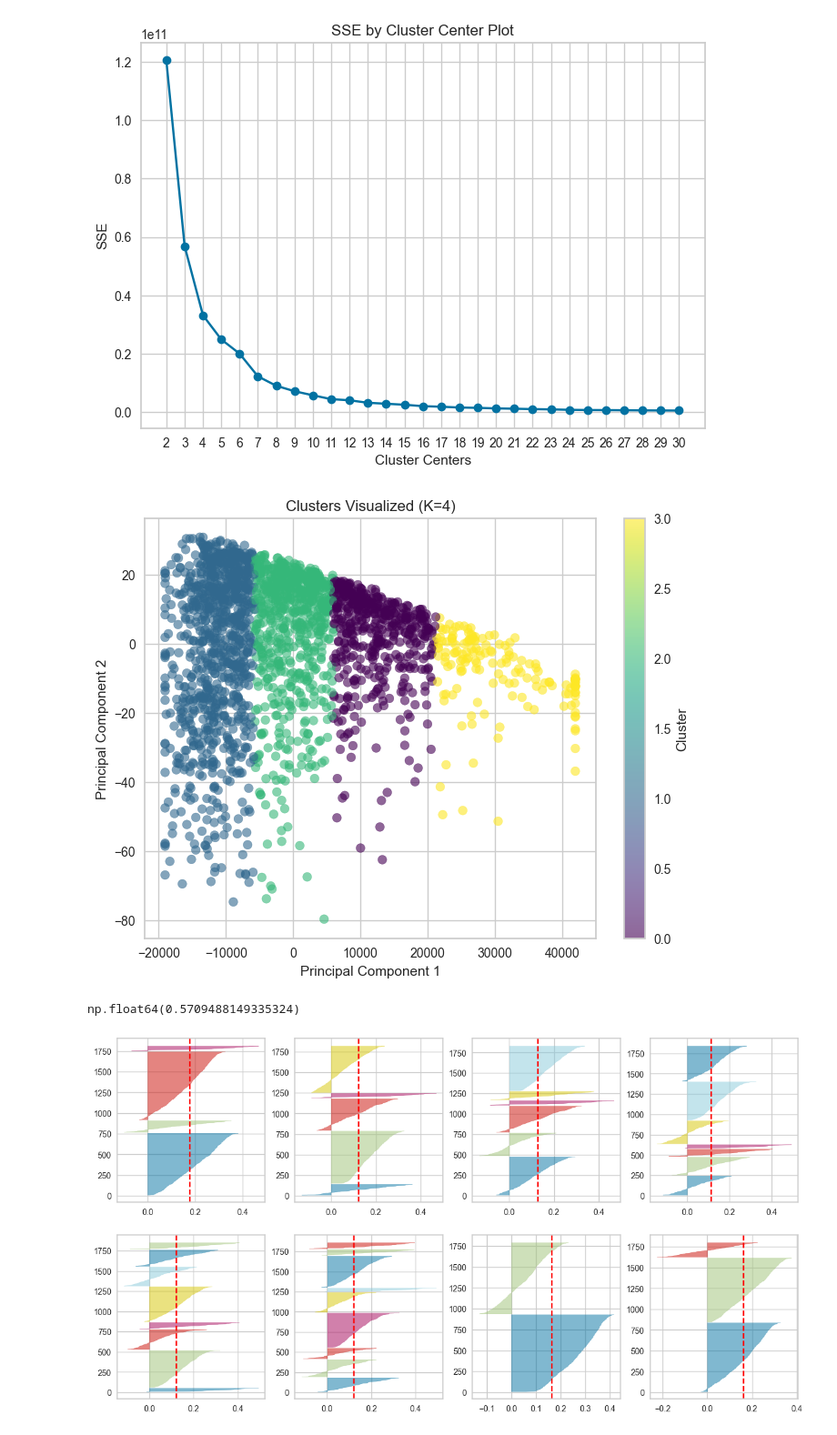
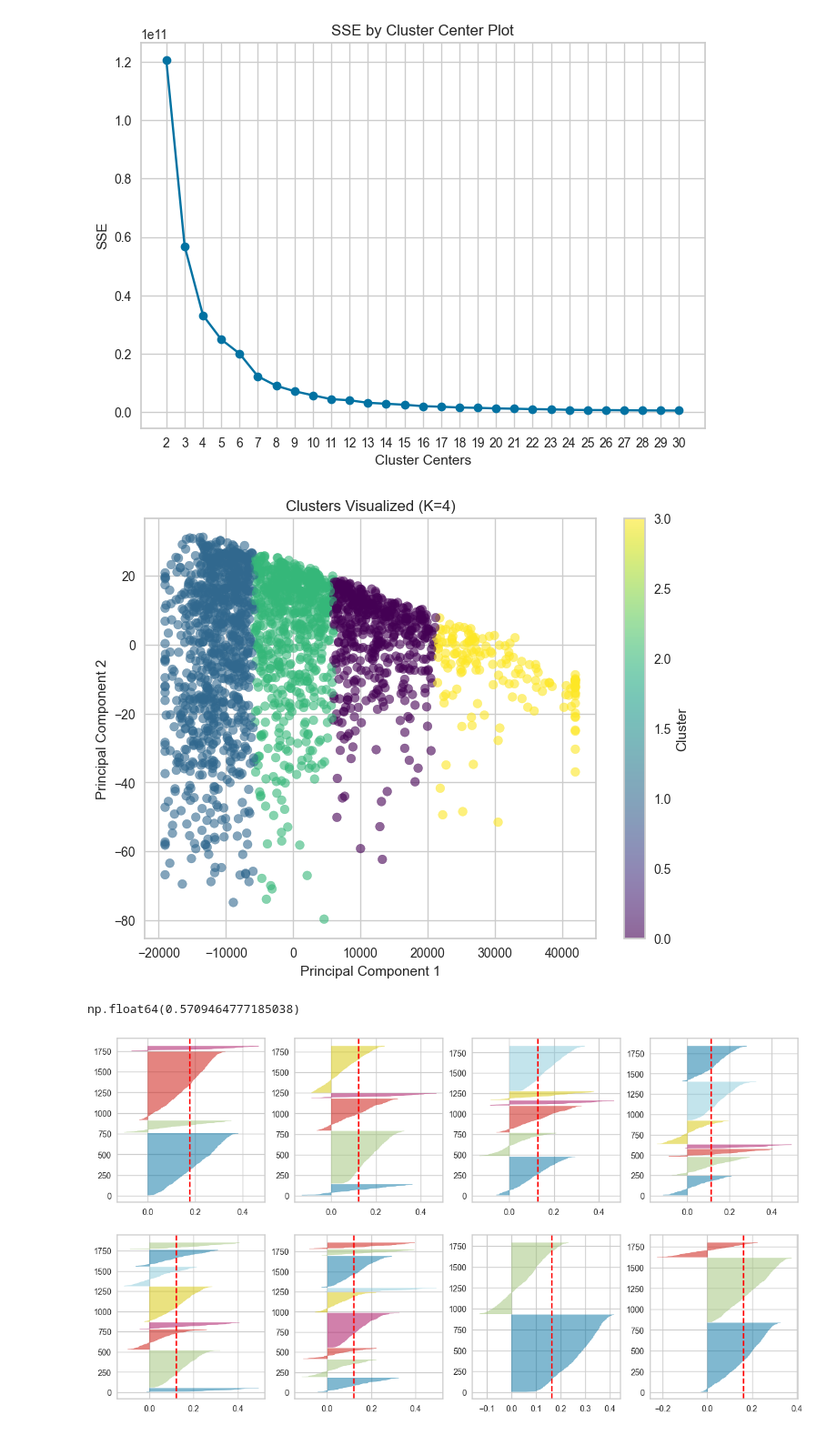
Before and after one commit to RJUNCC/crime_project, a Jupyter notebook: notebooks/better_communities_crime.ipynb, the cells around one changed output. Shown at 91% size. Saved outputs shown, nothing was run; the diff lists cells and outputs as text; code cells hidden in the pictures.

```diff
--- a/notebooks/better_communities_crime.ipynb
+++ b/notebooks/better_communities_crime.ipynb
@@ -1201,7 +1201,7 @@ np.float64(0.5213242654674474)
 - 2-4 Clusters seems like the best option for our choice of k.
 - So when our data is not scaled, the structure of our data is separated and dense, and when scaled it's overlapping a lot, leading to a lower silhouette score.
 # %%
-X_temp = X[["PctPopUnderPov", "PctImmigRec5", "PctUnemployed", "medIncome", "racepctblack", "racePctWhite", "racePctAsian", "racePctHisp"]]
+X_temp = X[["agePct12t29", "PctPopUnderPov", "PctImmigRec5", "PctUnemployed", "medIncome", "racepctblack", "racePctWhite", "racePctAsian", "racePctHisp"]]
 find_optimal_clusters(X_temp, 30, 1)
 # %% [output]
 Fit 2 clusters
@@ -1225,29 +1225,29 @@ Fit 30 clusters
 # %%
 # Apply K-Means with optimal K
 optimal_k = 4
 kmeans = KMeans(n_clusters=optimal_k, random_state=42)
 kmeans.fit(X_temp)
 
 # Add cluster labels to the original dataset
-X_train_clustered = pd.DataFrame(X, columns=features.columns)
+X_train_clustered = pd.DataFrame(X_temp, columns=features.columns)
 X_train_clustered = X_train_clustered
 X_train_clustered['Cluster'] = kmeans.labels_
 
 pca = PCA(n_components=2)
 X_pca = pca.fit_transform(X_temp)
 plt.figure(figsize=(8, 6))
 plt.scatter(X_pca[:, 0], X_pca[:, 1], c=kmeans.labels_, cmap='viridis', alpha=0.6)
 plt.title(f'Clusters Visualized (K={optimal_k})')
 plt.xlabel('Principal Component 1')
 plt.ylabel('Principal Component 2')
 plt.colorbar(label='Cluster')
 plt.show()
 # %% [output]
-[figure, old version]
+[figure, new version]
 # %%
 silhouette_score(X_temp, kmeans.labels_)
 # %% [output]
-np.float64(0.5709488149335324)
+np.float64(0.5709464777185038)
 # %%
 from yellowbrick.cluster import SilhouetteVisualizer
 
```
